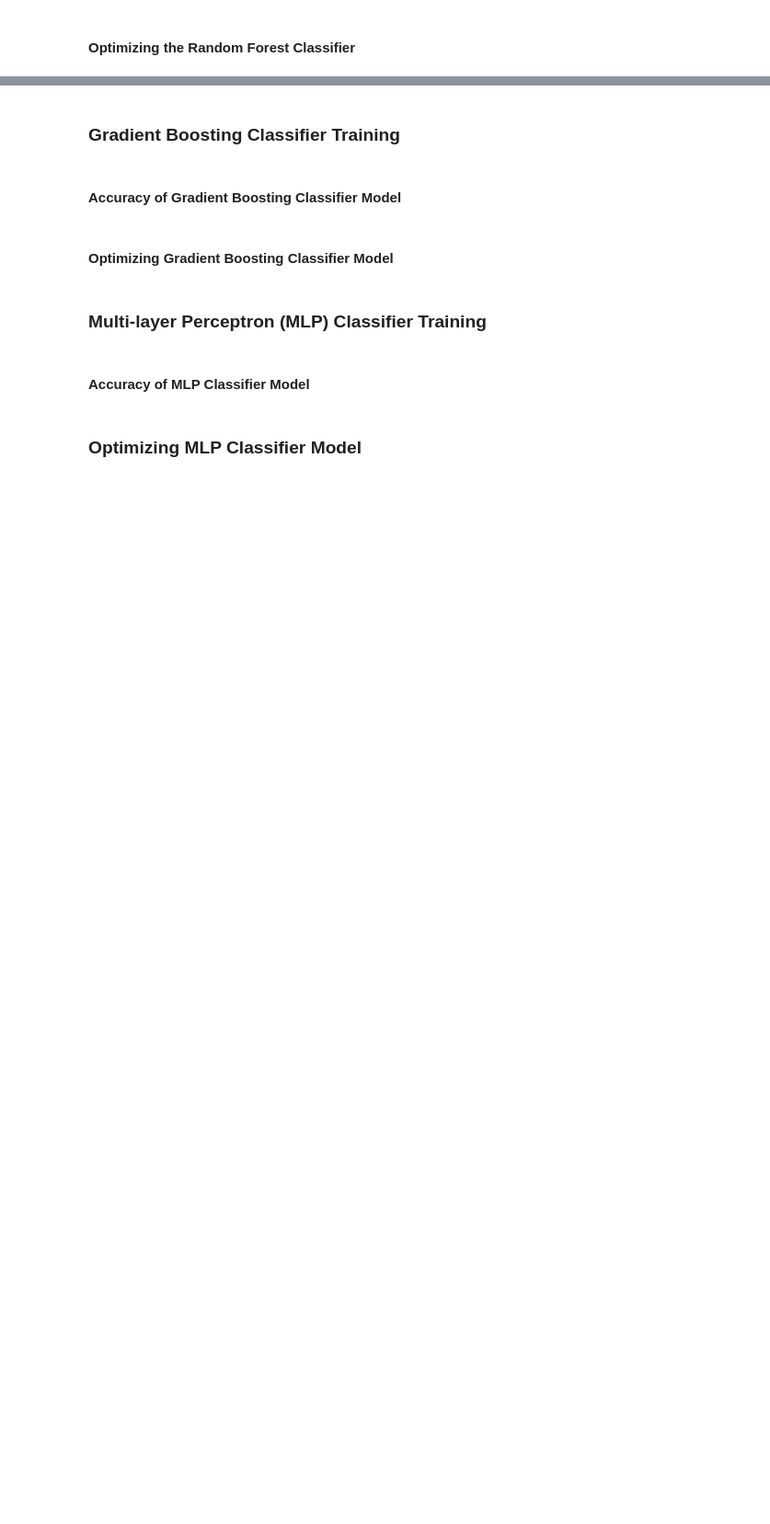
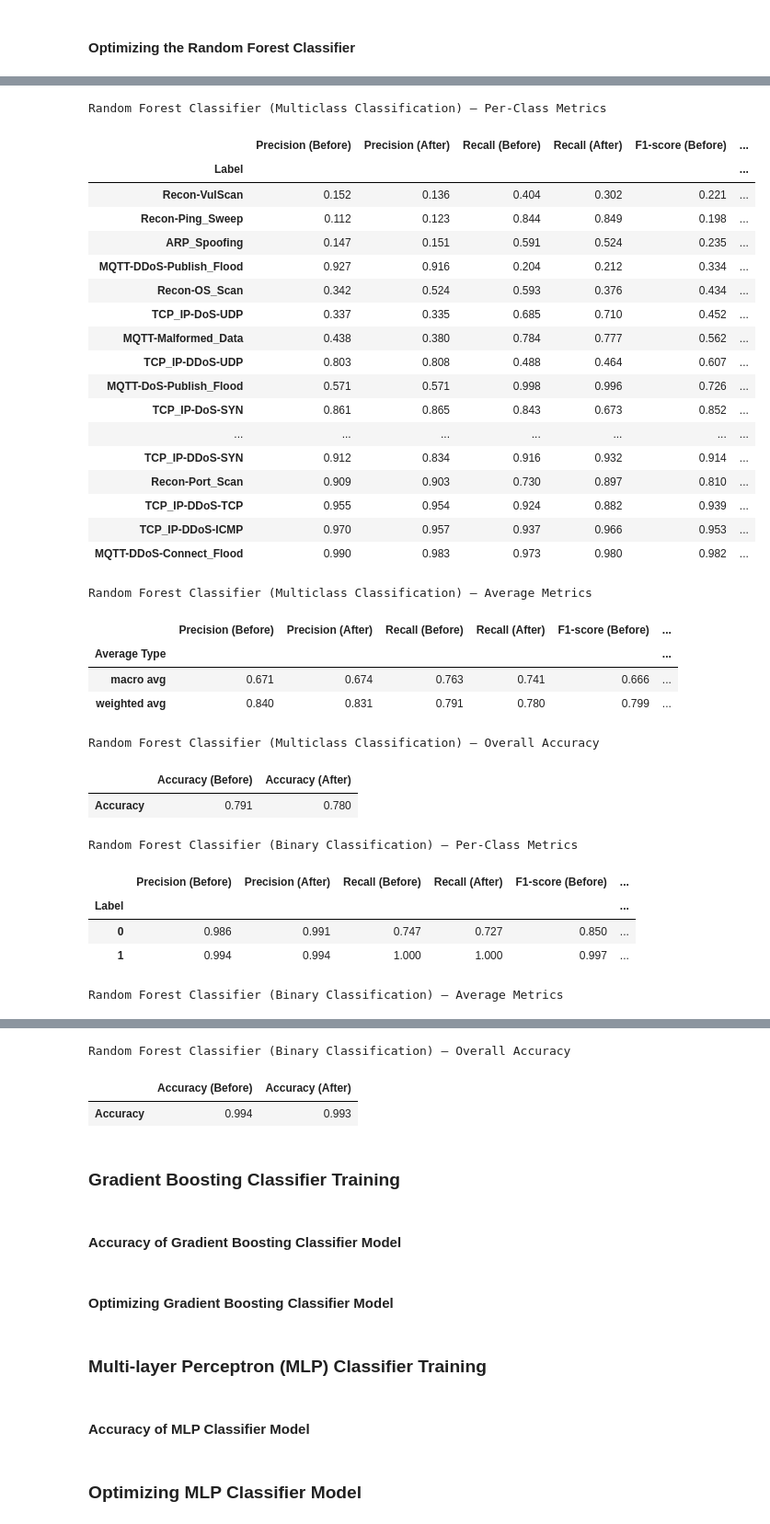
Before and after one commit to rsmithiiee/CMPE132Project, a Jupyter notebook: NIDS.ipynb, the cells around one changed output, grey strips where cells are left out. Shown at 92% size. Saved outputs shown, nothing was run; the diff lists cells and outputs as text; code cells hidden in the pictures; blank space fills up the shorter version.

```diff
--- a/NIDS.ipynb
+++ b/NIDS.ipynb
@@ -84,7 +84,7 @@ test_df = pd.concat(test_dataframes, ignore_index=True)
 # if smaller class don't cut out rows or if normal traffic don't cut out
 result_dfs = []
 for class_name, group in train_df.groupby("classification"):
-    if len(group) > 10000 and class_name.lower() != "benign":
+    if len(group) > 1000 and class_name.lower() != "benign":
         result_dfs.append(group.sample(n=1000, random_state=42))
     elif class_name.lower() == "benign":
         result_dfs.append(group.sample(n=2000, random_state=42))
@@ -179,14 +179,20 @@ RandomForestClassifier(n_jobs=12, random_state=42)
 # check accuracy of model
 rf_y_pred_multi = rf_multi.predict(X_test_pca)
 rf_y_pred_binary = rf_binary.predict(X_test_pca)
+rf_multi_classification_report = classification_report(
+    y_test_multi, rf_y_pred_multi, output_dict=True
+)
+rf_binary_classification_report = classification_report(
+    y_test_binary, rf_y_pred_binary, output_dict=True
+)
 
 print(
     "\nClassification Report for Multi-Class Classification:\n",
-    classification_report(y_test_multi, rf_y_pred_multi),
+    rf_multi_classification_report,
 )
 print(
     "\nClassification Report for Binary Classification:\n",
-    classification_report(y_test_binary, rf_y_pred_binary),
+    rf_binary_classification_report,
 )
 # %% [output]
 Classification Report for Multi-Class Classification:
@@ -224,7 +218,7 @@ rf_multi_randomized_search = RandomizedSearchCV(
     estimator=rf_multi,
     param_distributions=rf_params_grid,
     cv=3,
-    n_iter=10,
+    n_iter=1,
     random_state=42,
     n_jobs=12,
     verbose=2,
@@ -234,7 +228,7 @@ rf_binary_randomized_search = RandomizedSearchCV(
     estimator=rf_binary,
     param_distributions=rf_params_grid,
     cv=3,
-    n_iter=10,
+    n_iter=1,
     random_state=42,
     n_jobs=12,
     verbose=2,
@@ -259,12 +253,21 @@ print(f"Best parameters for binary classification: {rf_binary_search.best_params
 # print classification report for those parameters for both multi class and binary classification
 rf_y_pred_multi_random_search = rf_multi_search.predict(X_test_pca)
 rf_y_pred_binary_random_search = rf_binary_search.predict(X_test_pca)
+
+# classification reports
+rf_multi_search_classification_report = classification_report(
+    y_test_multi, rf_y_pred_multi_random_search, output_dict=True
+)
+rf_binary_search_classification_report = classification_report(
+    y_test_binary, rf_y_pred_binary_random_search, output_dict=True
+)
+
 print(
     "\nClassification Report for RandomizedSearchCV Multi Class Classification:\n",
-    classification_report(y_test_multi, rf_y_pred_multi_random_search),
+    rf_multi_search_classification_report,
 )
 print(
     "\nClassification Report for RandomizedSearchCV Binary Classification:\n",
-    classification_report(y_test_binary, rf_y_pred_binary_random_search),
+    rf_binary_search_classification_report,
 )
 # %% [output]
@@ -287,0 +376,48 @@ weighted avg       0.99      0.99      0.99   1614182
+# %%
+classification_report_tables(
+    rf_multi_classification_report,
+    rf_multi_search_classification_report,
+    algorithm_name="Random Forest Classifier",
+    classification_type="Multiclass Classification",
+)
+
+classification_report_tables(
+    rf_binary_classification_report,
+    rf_binary_search_classification_report,
+    algorithm_name="Random Forest Classifier",
+    classification_type="Binary Classification",
+)
+# %% [output]
+Random Forest Classifier (Multiclass Classification) – Per-Class Metrics
+|  | Precision (Before) | Precision (After) | Recall (Before) | Recall (After) | F1-score (Before) | ... |
+| Label |  |  |  |  |  | ... |
+| Recon-VulScan | 0.152 | 0.136 | 0.404 | 0.302 | 0.221 | ... |
+| Recon-Ping_Sweep | 0.112 | 0.123 | 0.844 | 0.849 | 0.198 | ... |
+| ARP_Spoofing | 0.147 | 0.151 | 0.591 | 0.524 | 0.235 | ... |
+| MQTT-DDoS-Publish_Flood | 0.927 | 0.916 | 0.204 | 0.212 | 0.334 | ... |
+| Recon-OS_Scan | 0.342 | 0.524 | 0.593 | 0.376 | 0.434 | ... |
+| TCP_IP-DoS-UDP | 0.337 | 0.335 | 0.685 | 0.710 | 0.452 | ... |
+| MQTT-Malformed_Data | 0.438 | 0.380 | 0.784 | 0.777 | 0.562 | ... |
+| TCP_IP-DDoS-UDP | 0.803 | 0.808 | 0.488 | 0.464 | 0.607 | ... |
+| MQTT-DoS-Publish_Flood | 0.571 | 0.571 | 0.998 | 0.996 | 0.726 | ... |
+| TCP_IP-DoS-SYN | 0.861 | 0.865 | 0.843 | 0.673 | 0.852 | ... |
+| ... | ... | ... | ... | ... | ... | ... |
+| TCP_IP-DDoS-SYN | 0.912 | 0.834 | 0.916 | 0.932 | 0.914 | ... |
+| Recon-Port_Scan | 0.909 | 0.903 | 0.730 | 0.897 | 0.810 | ... |
+| TCP_IP-DDoS-TCP | 0.955 | 0.954 | 0.924 | 0.882 | 0.939 | ... |
+| TCP_IP-DDoS-ICMP | 0.970 | 0.957 | 0.937 | 0.966 | 0.953 | ... |
+| MQTT-DDoS-Connect_Flood | 0.990 | 0.983 | 0.973 | 0.980 | 0.982 | ... |
+Random Forest Classifier (Multiclass Classification) – Average Metrics
+|  | Precision (Before) | Precision (After) | Recall (Before) | Recall (After) | F1-score (Before) | ... |
+| Average Type |  |  |  |  |  | ... |
+| macro avg | 0.671 | 0.674 | 0.763 | 0.741 | 0.666 | ... |
+| weighted avg | 0.840 | 0.831 | 0.791 | 0.780 | 0.799 | ... |
+Random Forest Classifier (Multiclass Classification) – Overall Accuracy
+|  | Accuracy (Before) | Accuracy (After) |
+| Accuracy | 0.791 | 0.780 |
+Random Forest Classifier (Binary Classification) – Per-Class Metrics
+|  | Precision (Before) | Precision (After) | Recall (Before) | Recall (After) | F1-score (Before) | ... |
+| Label |  |  |  |  |  | ... |
+| 0 | 0.986 | 0.991 | 0.747 | 0.727 | 0.850 | ... |
+| 1 | 0.994 | 0.994 | 1.000 | 1.000 | 0.997 | ... |
+Random Forest Classifier (Binary Classification) – Average Metrics
@@ -288,3 +428,6 @@ weighted avg       0.99      0.99      0.99   1614182
+Random Forest Classifier (Binary Classification) – Overall Accuracy
+|  | Accuracy (Before) | Accuracy (After) |
+| Accuracy | 0.994 | 0.993 |
 # %% [markdown]
 ### Gradient Boosting Classifier Training
 # %%
```
Also changed, not shown: parts of 8 cells of this notebook.
